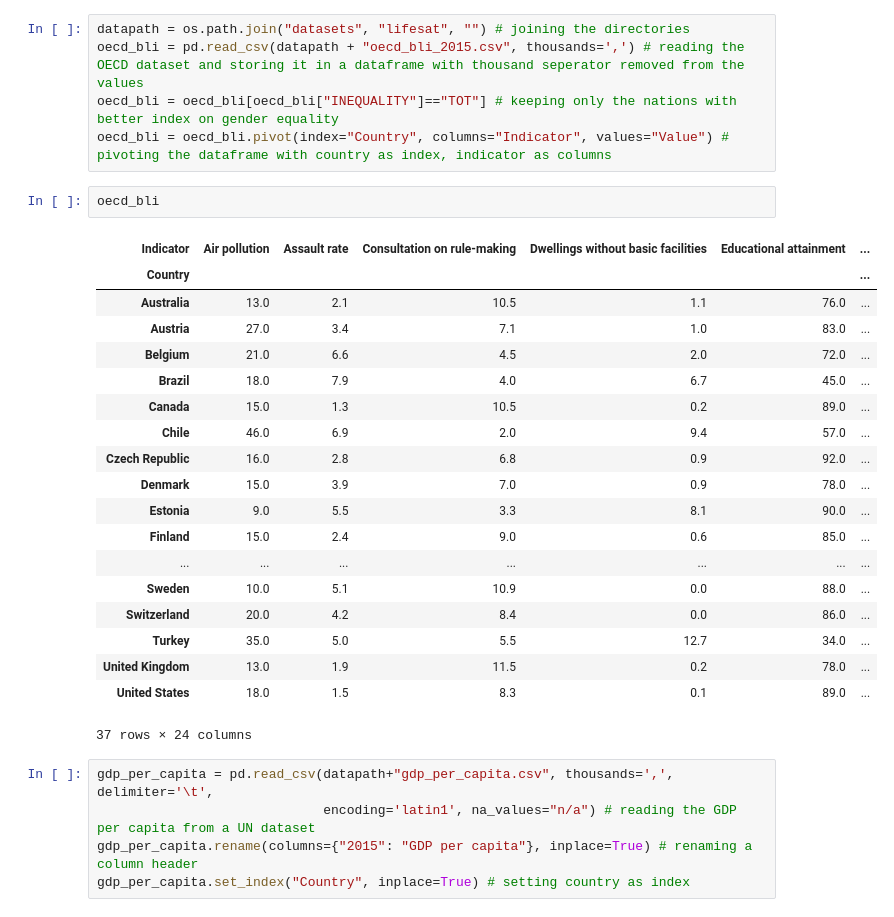
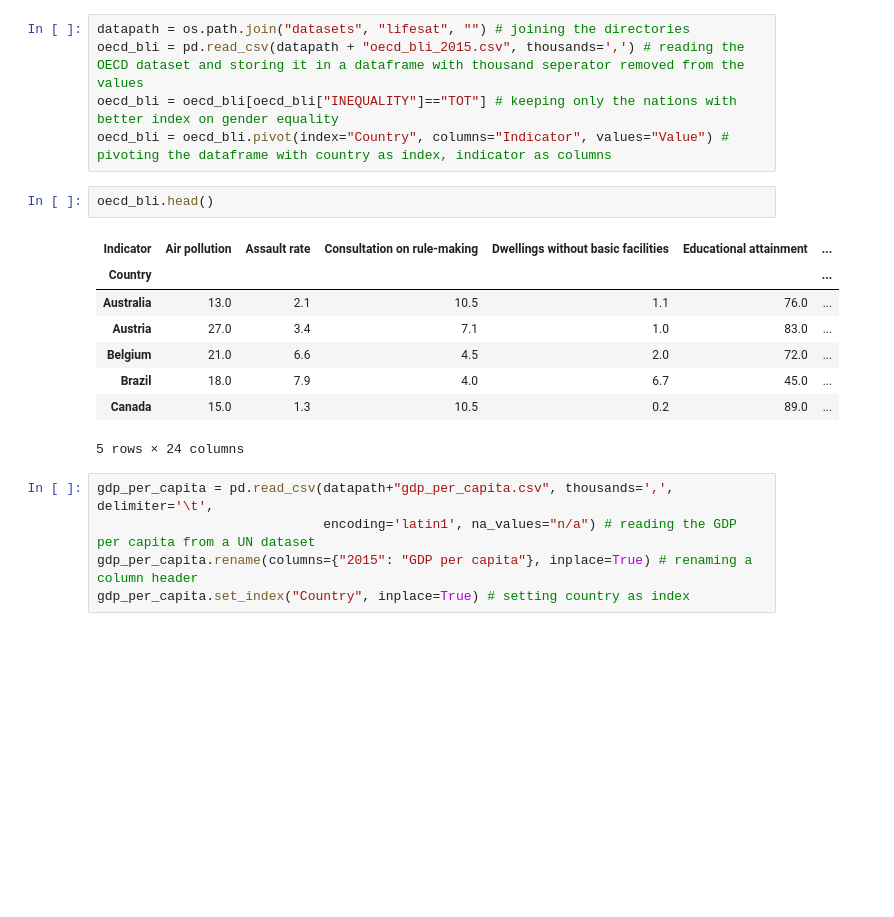
Before and after one commit to musarahm/data_science_and_machine_learning_projects, a Jupyter notebook: 4. Data Visualization Assignment .ipynb, the cells around one changed output. Saved outputs shown, nothing was run; the diff lists cells and outputs as text; blank space fills up the shorter version.

```diff
--- a/4. Data Visualization Assignment .ipynb
+++ b/4. Data Visualization Assignment .ipynb
@@ -32,27 +32,16 @@ oecd_bli = pd.read_csv(datapath + "oecd_bli_2015.csv", thousands=',') # reading
 oecd_bli = oecd_bli[oecd_bli["INEQUALITY"]=="TOT"] # keeping only the nations with better index on gender equality
 oecd_bli = oecd_bli.pivot(index="Country", columns="Indicator", values="Value") # pivoting the dataframe with country as index, indicator as columns
 # %%
-oecd_bli
+oecd_bli.head()
 # %% [output]
 | Indicator | Air pollution | Assault rate | Consultation on rule-making | Dwellings without basic facilities | Educational attainment | ... |
 | Country |  |  |  |  |  | ... |
 | Australia | 13.0 | 2.1 | 10.5 | 1.1 | 76.0 | ... |
 | Austria | 27.0 | 3.4 | 7.1 | 1.0 | 83.0 | ... |
 | Belgium | 21.0 | 6.6 | 4.5 | 2.0 | 72.0 | ... |
 | Brazil | 18.0 | 7.9 | 4.0 | 6.7 | 45.0 | ... |
 | Canada | 15.0 | 1.3 | 10.5 | 0.2 | 89.0 | ... |
-| Chile | 46.0 | 6.9 | 2.0 | 9.4 | 57.0 | ... |
-| Czech Republic | 16.0 | 2.8 | 6.8 | 0.9 | 92.0 | ... |
-| Denmark | 15.0 | 3.9 | 7.0 | 0.9 | 78.0 | ... |
-| Estonia | 9.0 | 5.5 | 3.3 | 8.1 | 90.0 | ... |
-| Finland | 15.0 | 2.4 | 9.0 | 0.6 | 85.0 | ... |
-| ... | ... | ... | ... | ... | ... | ... |
-| Sweden | 10.0 | 5.1 | 10.9 | 0.0 | 88.0 | ... |
-| Switzerland | 20.0 | 4.2 | 8.4 | 0.0 | 86.0 | ... |
-| Turkey | 35.0 | 5.0 | 5.5 | 12.7 | 34.0 | ... |
-| United Kingdom | 13.0 | 1.9 | 11.5 | 0.2 | 78.0 | ... |
-| United States | 18.0 | 1.5 | 8.3 | 0.1 | 89.0 | ... |
-37 rows × 24 columns
+5 rows × 24 columns
 # %%
 gdp_per_capita = pd.read_csv(datapath+"gdp_per_capita.csv", thousands=',', delimiter='\t',
                              encoding='latin1', na_values="n/a") # reading the GDP per capita from a UN dataset
```
Also changed, not shown: parts of 3 cells of this notebook.
